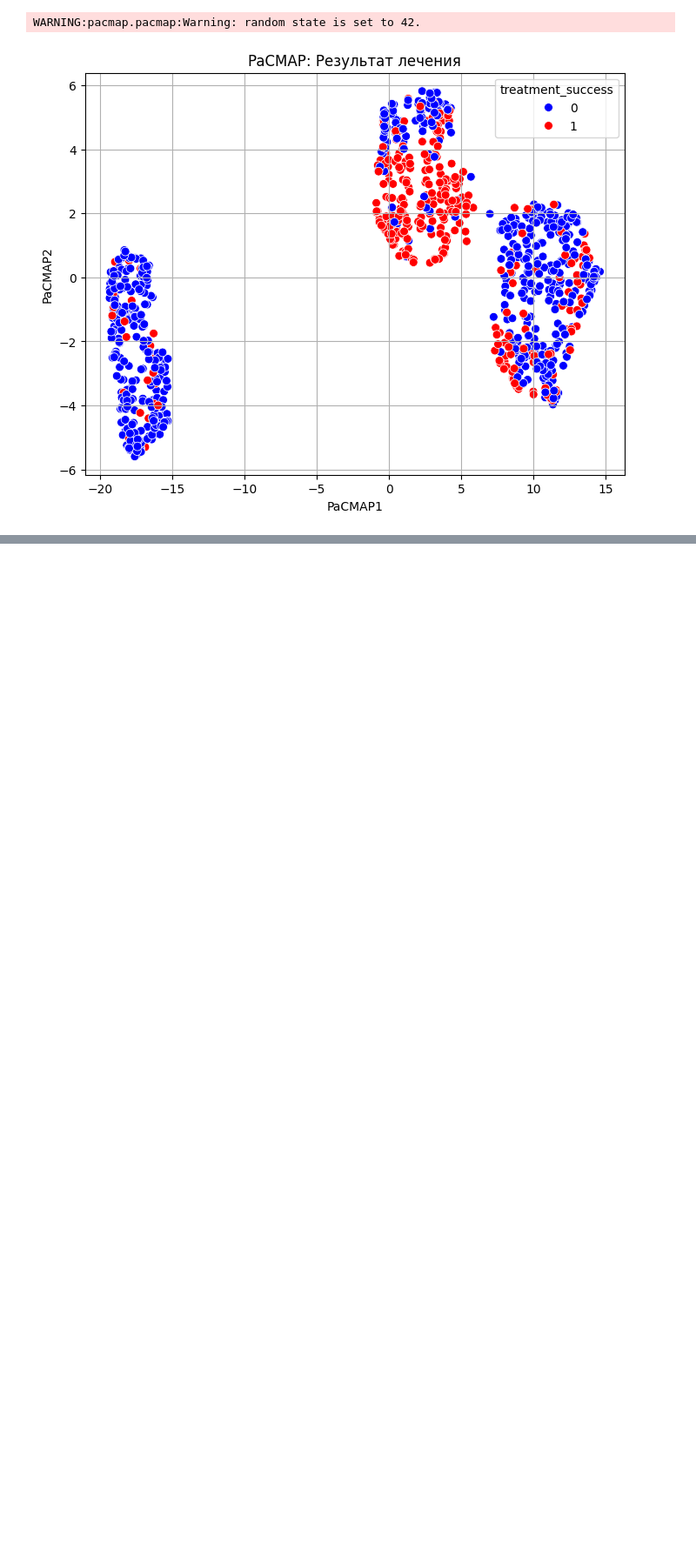
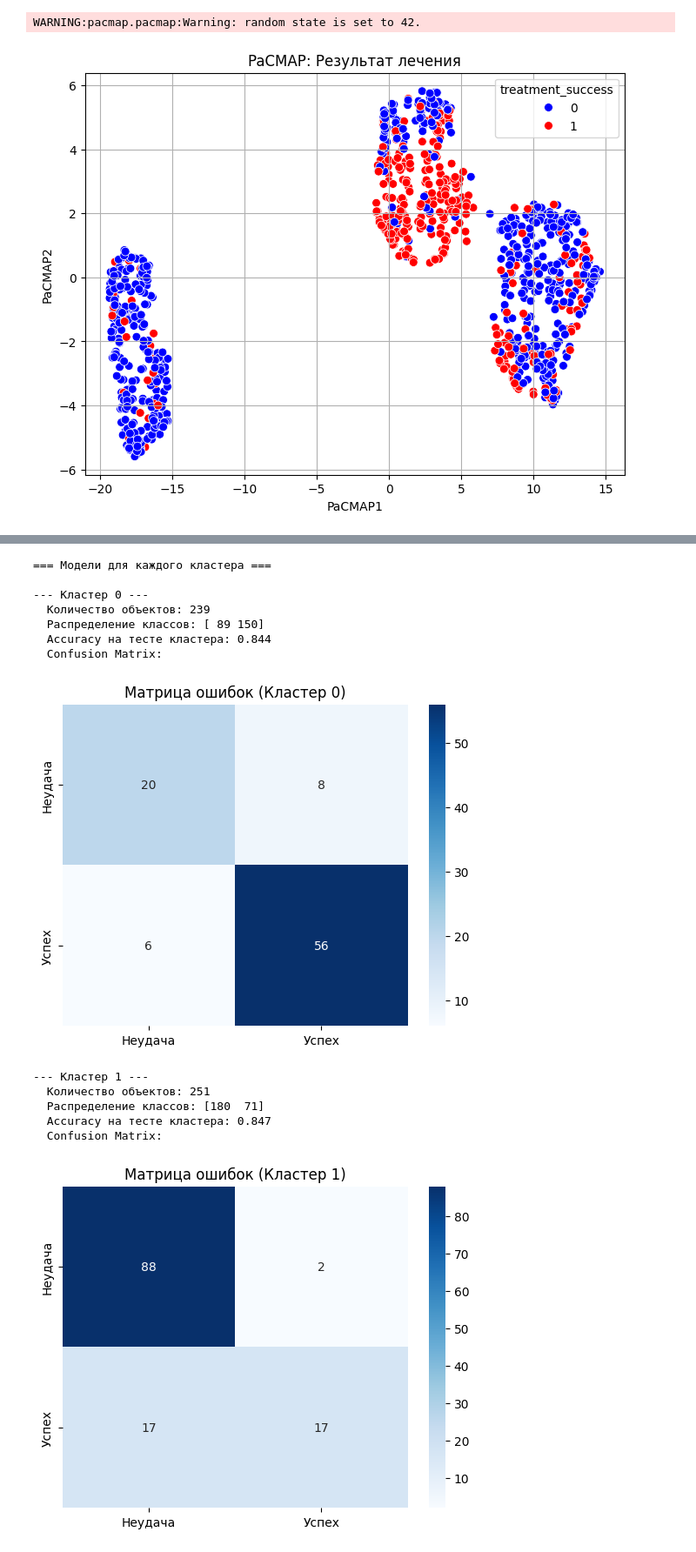
Before and after one commit to SenoritaLiza/depression-treatment-efficiency, a Jupyter notebook: Прогноз_эффективности_КПТ.ipynb, the cells around one changed output, grey strips where cells are left out. Shown at 87% size. Cells and saved outputs as stored; diff of their text form; code cells hidden in the pictures; blank space fills up the shorter version.

```diff
--- a/Прогноз_эффективности_КПТ.ipynb
+++ b/Прогноз_эффективности_КПТ.ipynb
@@ -164,0 +183,54 @@ WARNING:pacmap.pacmap:Warning: random state is set to 42.
+# %%
+# Обучаем KMeans с 3 кластерами на обучающей выборке
+kmeans = KMeans(n_clusters=3, random_state=42)
+clusters_train = kmeans.fit_predict(X_train_scaled)
+clusters_test = kmeans.predict(X_test_scaled)
+# %%
+# Обучаем отдельные модели для каждого кластера
+cluster_models = {}
+print("=== Модели для каждого кластера ===")
+for cluster in range(3):
+    print(f"\n--- Кластер {cluster} ---")
+    X_cluster = X_train_scaled[clusters_train == cluster]
+    y_cluster = y_train[clusters_train == cluster]
+
+    # Проверка, есть ли в кластере оба класса
+    print(f"  Количество объектов: {len(X_cluster)}")
+    print(f"  Распределение классов: {np.bincount(y_cluster)}")
+
+    model = LogisticRegression(max_iter=1000, random_state=42)
+    model.fit(X_cluster, y_cluster)
+    cluster_models[cluster] = model
+
+    # Оценка на тестовых данных этого кластера
+    X_test_cluster = X_test_scaled[clusters_test == cluster]
+    y_test_cluster = y_test[clusters_test == cluster]
+
+    if len(X_test_cluster) > 0:
+        y_pred_cluster = model.predict(X_test_cluster)
+        acc = accuracy_score(y_test_cluster, y_pred_cluster)
+        print(f"  Accuracy на тесте кластера: {acc:.3f}")
+        print("  Confusion Matrix:")
+        cm = confusion_matrix(y_test_cluster, y_pred_cluster)
+        sns.heatmap(cm, annot=True, fmt='d', cmap='Blues',
+                    xticklabels=['Неудача', 'Успех'],
+                    yticklabels=['Неудача', 'Успех'])
+        plt.title(f"Матрица ошибок (Кластер {cluster})")
+        plt.show()
+    else:
+        print("  Нет тестовых объектов в этом кластере")
+# %% [output]
+=== Модели для каждого кластера ===
+
+--- Кластер 0 ---
+  Количество объектов: 239
+  Распределение классов: [ 89 150]
+  Accuracy на тесте кластера: 0.844
+  Confusion Matrix:
+[figure, added]
+--- Кластер 1 ---
+  Количество объектов: 251
+  Распределение классов: [180  71]
+  Accuracy на тесте кластера: 0.847
+  Confusion Matrix:
+[figure, added]
```
Also changed, not shown: parts of 3 cells of this notebook.
